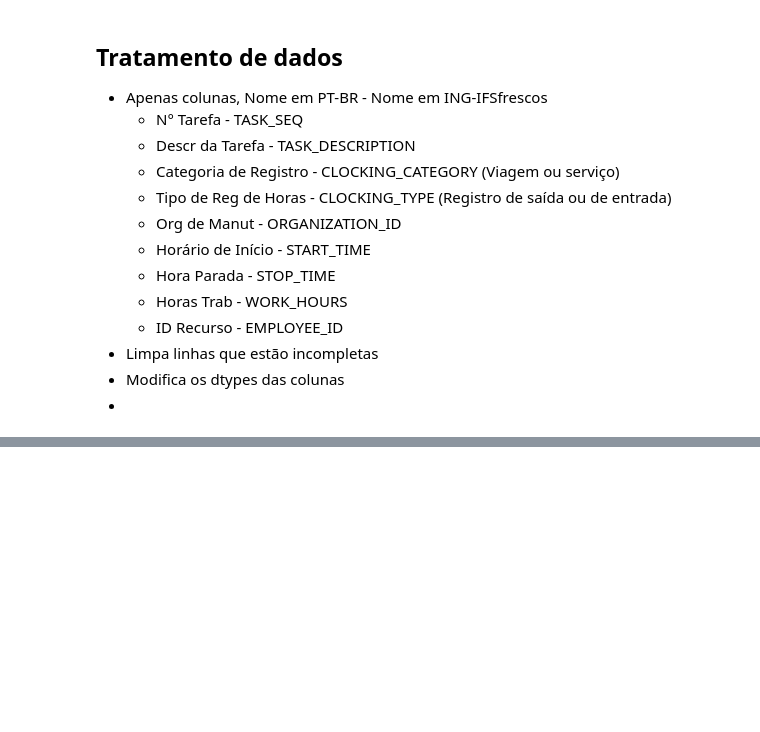
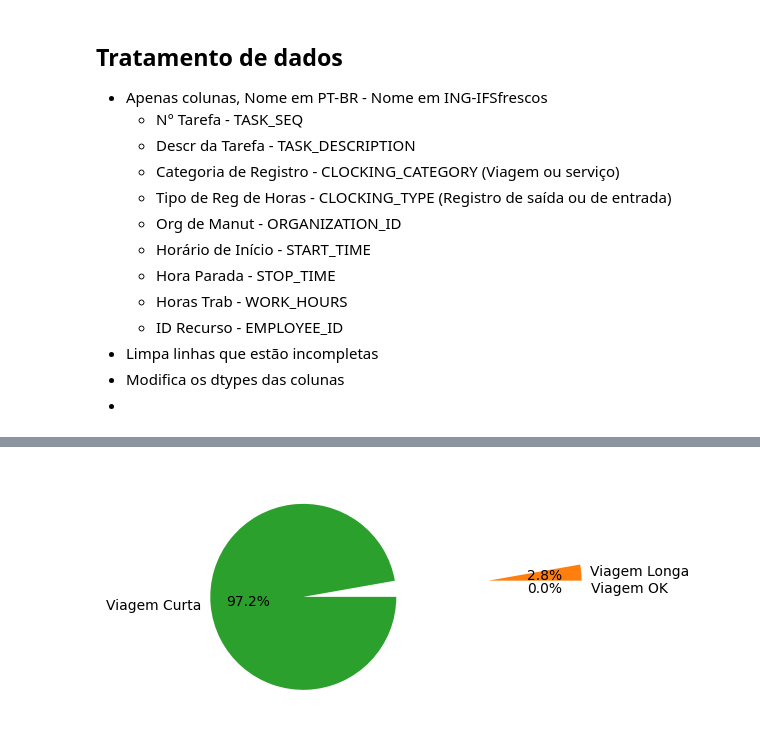
Before and after one commit to JoaoPresley/Metas2026_MSGAS, a Jupyter notebook: sample.ipynb, the cells around one changed output, grey strips where cells are left out. Cells and saved outputs as stored; diff of their text form; code cells hidden in the pictures; blank space fills up the shorter version.

```diff
--- a/sample.ipynb
+++ b/sample.ipynb
@@ -123,5 +116,6 @@ df_clean["Tempo_fim"] = pd.to_datetime(df_clean["Tempo_fim"], format="%d/%m/%Y %
 # %%
-filtro_temporal = df_clean["Tempo_inicio"].between(pd.to_datetime("04/01/2026"), pd.to_datetime("04/30/2026"))
-df_periodo = df_clean[filtro_temporal]
+#Seleciona um periodo para analisar
+filtro_temporal = df["Tempo_inicio"].between(pd.to_datetime("05/01/2026"), pd.to_datetime("05/31/2026")) #Mês de maio
+df_periodo = df[filtro_temporal]
 # %% [markdown]
 ## Analisando dados
@@ -131,2 +139,8 @@ df_periodo = df_clean[filtro_temporal]
 # %%
-df_periodo
+# 1. SERVIÇO TEVE VIAGEM
+filtro_Viagem = df_periodo["Tipo_temporal"] == "Viagem"
+filtro_Serviço = df_periodo["Tipo_temporal"] == "Serviço"
+tarefas_viagem = np.array(df_periodo[filtro_Viagem]["ID_tarefa"], dtype=np.int32)
+tarefas_Serviço = np.array(df_periodo[filtro_Serviço]["ID_tarefa"], dtype=np.int32)
+
+filtro_serviço_com_viagem = np.isin(tarefas_Serviço, tarefas_viagem)
@@ -146,0 +147,5 @@ df_periodo
+# %%
+Serviços = df_periodo[filtro_Serviço]
+Viagens = df_periodo[filtro_Viagem]
+
+Viagens
@@ -146,0 +166,22 @@ df_periodo
+# %%
+filtro_longa = Viagens["Horas_trabalhadas"] > 8
+filtro_curta = Viagens["Horas_trabalhadas"] < 4/60
+filtro_OK = filtro_longa & ~filtro_curta & ~filtro_longa
+
+viagem_longa = np.array(Viagens[filtro_longa]) #tempo de viagem maior que oito horas
+viagem_curta = np.array(Viagens[filtro_curta]) #tempo de viagem menos que 4 minutos
+viagem_ok = np.array(Viagens[filtro_OK])
+
+Viagens[filtro_curta].to_csv(r".\Data\Viagens.csv", index=False, encoding="latin1", sep=";")
+# %%
+plt.figure(figsize=(3, 5))
+plt.pie(
+    [len(viagem_ok),len(viagem_longa),len(viagem_curta)],
+    autopct='%1.1f%%',
+    labels = ["Viagem OK", "Viagem Longa", "Viagem Curta"],
+    explode=[1, 1, 1]
+)
+
+plt.show()
+# %% [output]
+[figure, added]
```
Also changed, not shown: parts of 15 cells of this notebook, 1 other file.
